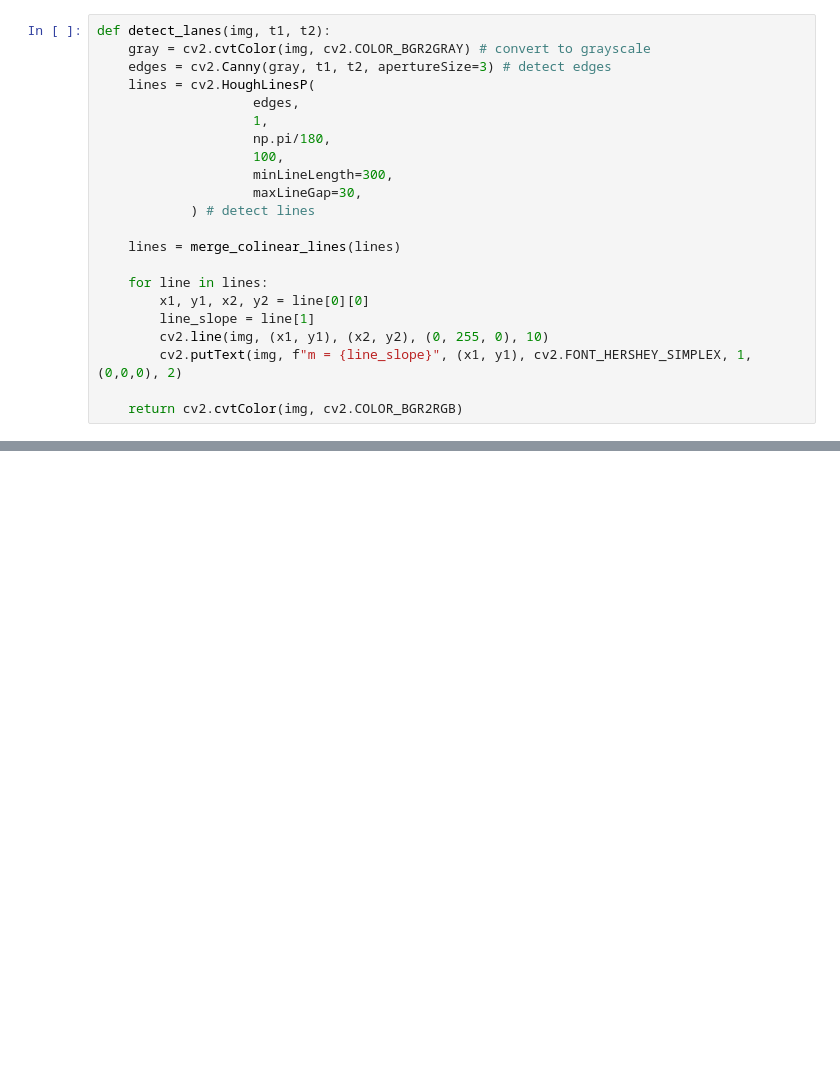
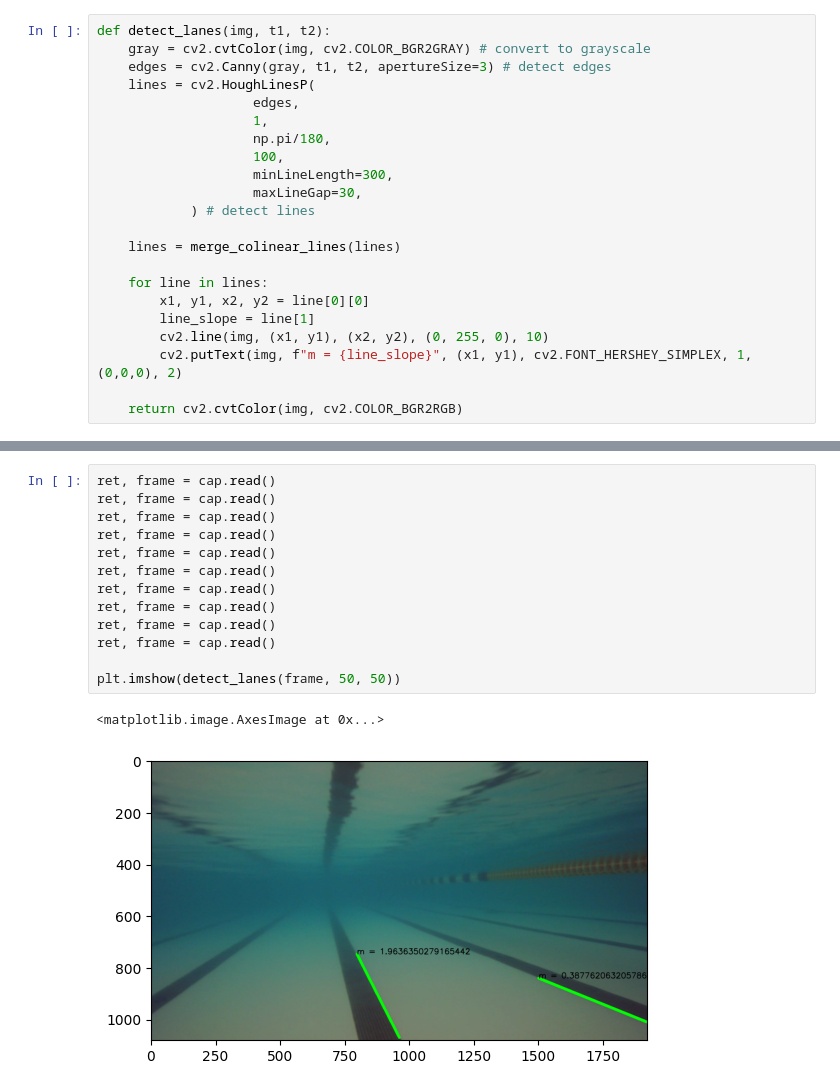
Before and after one commit to TonehavenE/cv-intro, a Jupyter notebook: test.ipynb, the cells around one changed output, grey strips where cells are left out. Drawn from its saved outputs; the diff is of its cells as text; blank space fills up the shorter version.

```diff
--- a/test.ipynb
+++ b/test.ipynb
@@ -125,3 +122,19 @@ plt.imshow(detect_lanes(frame, 50, 50))
 # %% [output]
 <matplotlib.image.AxesImage at 0x...>
 [figure]
+# %%
+ret, frame = cap.read()
+ret, frame = cap.read()
+ret, frame = cap.read()
+ret, frame = cap.read()
+ret, frame = cap.read()
+ret, frame = cap.read()
+ret, frame = cap.read()
+ret, frame = cap.read()
+ret, frame = cap.read()
+ret, frame = cap.read()
+
+plt.imshow(detect_lanes(frame, 50, 50))
+# %% [output]
+<matplotlib.image.AxesImage at 0x...>
+[figure, added]
```
Also changed, not shown: parts of 2 cells of this notebook, 4 other files.
